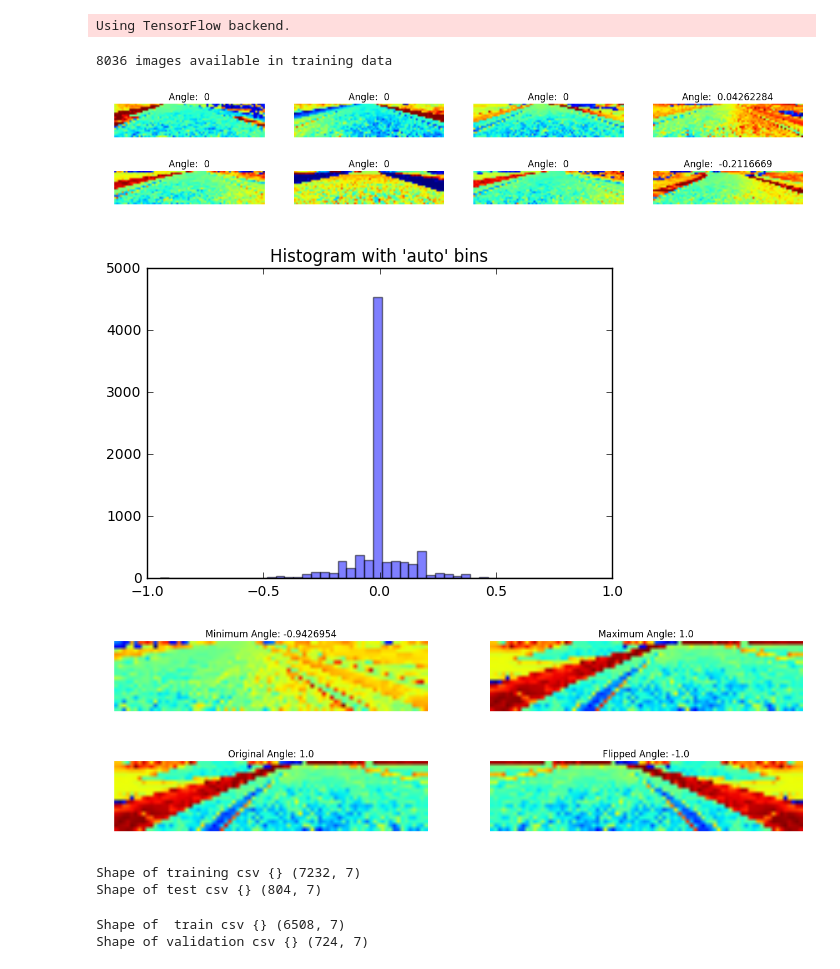
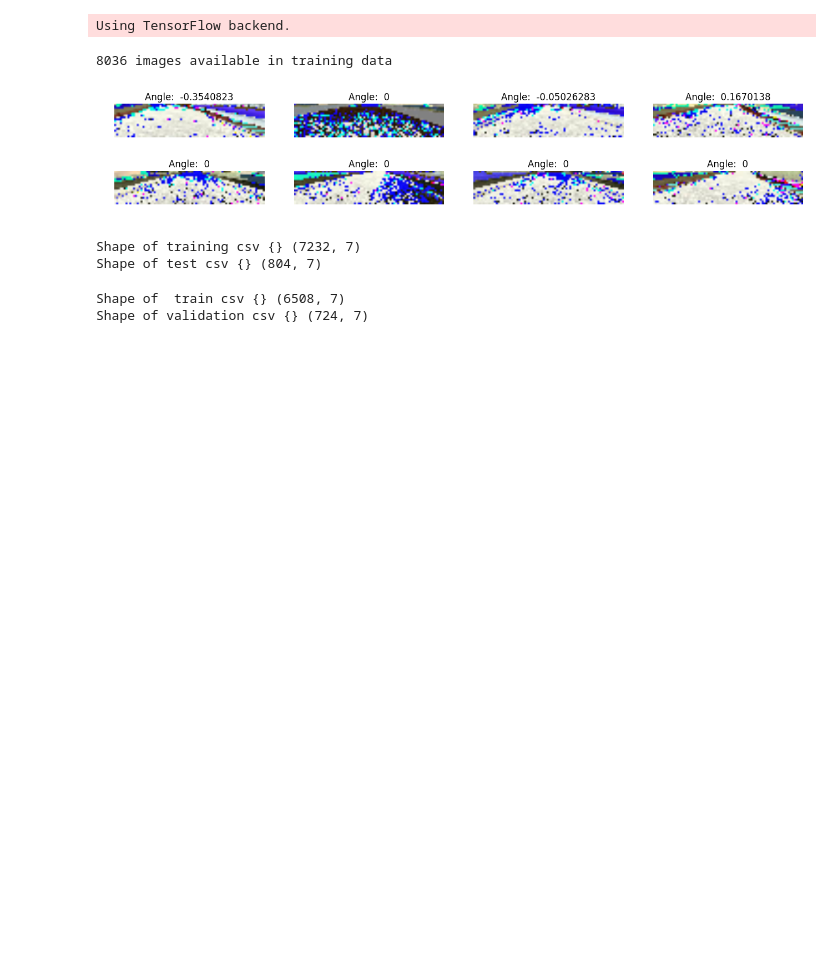
Before and after one commit to sg1705/BehaviorCloning, a Jupyter notebook: preprocess.py.ipynb, the cells around one changed output. Saved outputs shown, nothing was run; the diff lists cells and outputs as text; code cells hidden in the pictures; blank space fills up the shorter version.

```diff
--- a/preprocess.py.ipynb
+++ b/preprocess.py.ipynb
@@ -28,8 +28,12 @@ from keras.utils import np_utils
 
 
 #constants
-# PATH_OF_CSV = './data/simulator/driving_log.csv'
-PATH_OF_CSV = 'driving_log.csv'
+PATH_OF_CSV = './data/trainingdata/set4/driving_log.csv'
+# PATH_OF_CSV = 'driving_log.csv'
+
+input_shape = (18, 80, 3)
+# 10 degrees = 0.17 radian
+steering_correction = 0.17
 # %% [output]
 Using TensorFlow backend.
 # %%
@@ -53,9 +57,9 @@ csvData = readCsv()
 ### The length of the each list will be 18 x 80 = 1440
 ### j = 0,1,2 corresponds to center, left, right
 def load_image(csvRow, jj=0):
-    image = plt.imread(csvRow[jj].strip())[65:135:4,0:-1:4,0]
+    image = plt.imread(csvRow[jj].strip())[65:135:4,0:-1:4,:]
     image_list = image.flatten().tolist()
-    image_array = np.array(image_list).reshape(18, 80, 1)
+    image_array = np.reshape(np.array(image_list), newshape=input_shape)
     image_array = image_array / 255 - 0.5
     return image_array
 # %%
@@ -79,41 +83,41 @@ def plotRandomImage(csvData):
         plt.subplot(4,4, ii+1)
         plt.axis('off')
         plt.title('Angle: {}'.format(angle))
-        plt.imshow(np.squeeze(img, axis=2))
+        plt.imshow(img)
+#         plt.imshow(np.squeeze(img, axis=2))
 
 def plotYHistorygram(csvData):
     angles = getAngleArrayFromCsvData(csvData)
     plt.figure()
     hist = plt.hist(angles, bins=51, alpha=0.5)
     plt.title("Histogram with 'auto' bins")
     plt.show()
 
 #display min,max steering and image
 def plotMinMax(csvData):
     angle_array = getAngleArrayFromCsvData(csvData)
     y_train_min = np.argmin(angle_array)
     y_train_max = np.argmax(angle_array)
     X_min = load_image(csvData[y_train_min])
     X_max = load_image(csvData[y_train_max])
     plt.figure(figsize=(16,8))
     plt.subplot(1,2, 1)
     plt.axis('off')
     plt.imshow(np.squeeze(X_min, axis=2))
     plt.title('Minimum Angle: {}'.format(angle_array[y_train_min]))
     plt.subplot(1,2, 2)
     plt.axis('off')
     plt.title('Maximum Angle: {}'.format(angle_array[y_train_max]))
     plt.imshow(np.squeeze(X_max, axis=2))
 
 
 
+
 plotRandomImage(csvData)
-plotYHistorygram(csvData)
-plotMinMax(csvData)
+# plotYHistorygram(csvData)
+# plotMinMax(csvData)
 # %% [output]
-[figure, old version]
+[figure, new version]
-[figure, removed]
-[figure, removed]
 # %%
 ## preprocessing functions
 
@@ -154,9 +158,7 @@ def test_flip(csvData):
     plt.title('Flipped Angle: {}'.format(Y_train_max))
     plt.imshow(np.squeeze(X_train_max, axis=2))
 
-test_flip(csvData)
+# test_flip(csvData)
-# %% [output]
-[figure, removed]
 # %%
 # Split CSV Data
 
```
Also changed, not shown: parts of 5 cells of this notebook.
